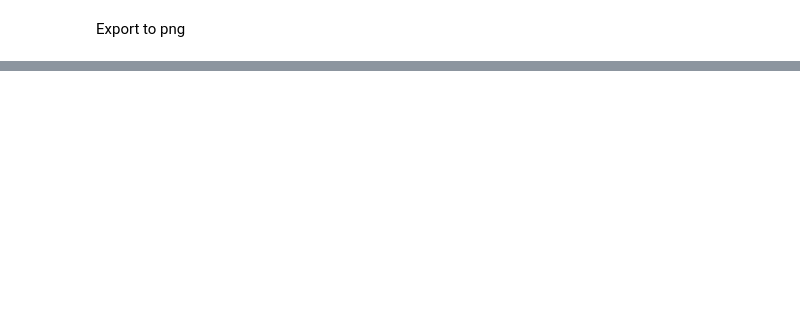
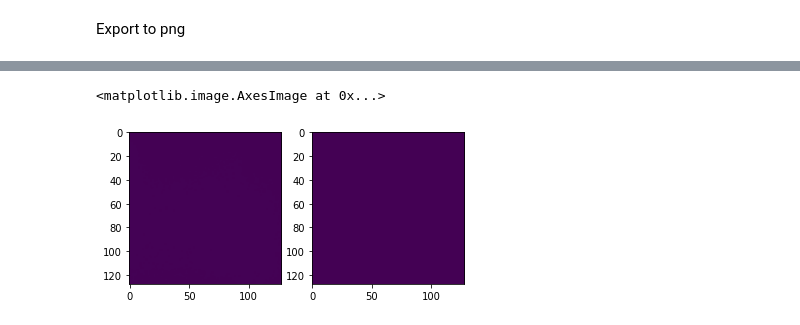
Before and after one commit to Skwarson96/skull_stripping_project, a Jupyter notebook: skull_stripping.ipynb, the cells around one changed output, grey strips where cells are left out. Drawn from its saved outputs; the diff is of its cells as text; code cells hidden in the pictures; blank space fills up the shorter version.

```diff
--- a/skull_stripping.ipynb
+++ b/skull_stripping.ipynb
@@ -178,0 +389,15 @@ print("VALID DATASET FINISHED")
+# %%
+import tensorflow as tf
+from segmentation_models import get_preprocessing
+
+
+preprocesing_function = get_preprocessing('efficientnetb0')
+
+augmentations = dict(horizontal_flip=True)
+
+images_datagen = tf.keras.preprocessing.image.ImageDataGenerator(
+    # preprocessing_function=preprocesing_function,
+    # rescale = 1/255,
+    )
+
+mask_datagen = tf.keras.preprocessing.image.ImageDataGenerator( )
@@ -178,0 +462,17 @@ print("VALID DATASET FINISHED")
+# %%
+joined_generator = zip(train_images_generator, train_mask_generator)
+# %%
+import matplotlib.pyplot as plt
+import numpy as np
+
+images,masks = next(joined_generator)
+# print(np.shape(images[0]))
+# print(images[0])
+fig = plt.figure()
+fig.add_subplot(1, 2, 1)
+plt.imshow(images[0].astype(int))
+fig.add_subplot(1, 2, 2)
+plt.imshow(masks[0].astype(int))
+# %% [output]
+<matplotlib.image.AxesImage at 0x...>
+[figure, added]
```
Also changed, not shown: parts of 23 cells of this notebook.
